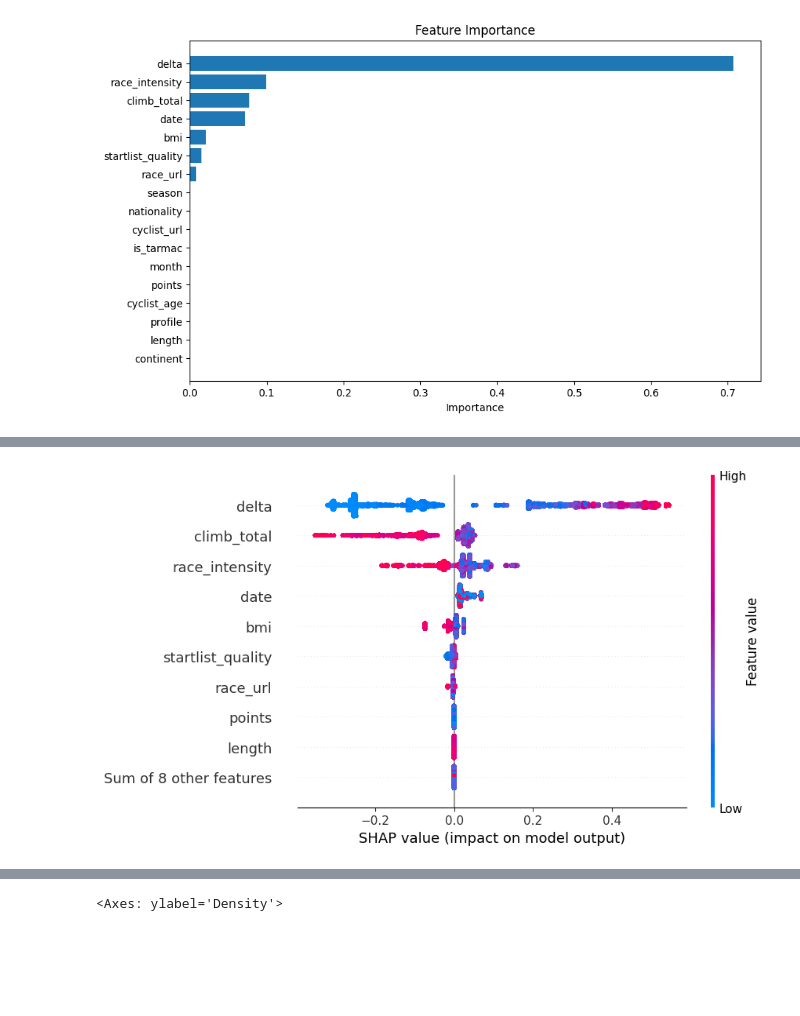
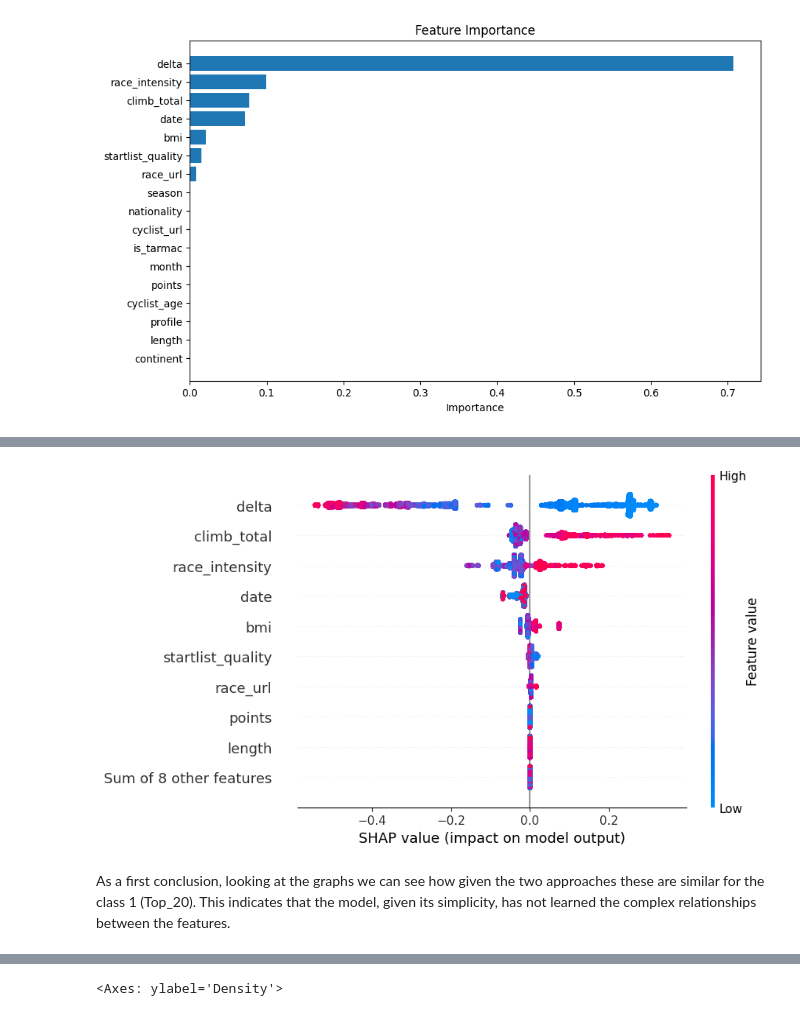
Before and after one commit to leomanne/Data-Mining, a Jupyter notebook: fifth_task.ipynb, the cells around one changed output, grey strips where cells are left out. Drawn from its saved outputs; the diff is of its cells as text; code cells hidden in the pictures; blank space fills up the shorter version.

```diff
--- a/fifth_task.ipynb
+++ b/fifth_task.ipynb
@@ -106,19 +112,21 @@ Use of shap
 # %%
 interventional_explanation_algorithm_dt = shap.TreeExplainer(
     model=dt,
     data=train_feature,         # perturb on a causal model induced on perturbation data
     feature_perturbation="interventional"  # use a causal model
 )
 
 distributional_explanation_algorithm_dt = shap.TreeExplainer(
     model=dt,
     feature_perturbation="tree_path_dependent"  # condition on the distribution learned on the train data
 )
 
 interventional_explanations_dt = interventional_explanation_algorithm_dt(test_feature)
 distributional_explanations_dt = distributional_explanation_algorithm_dt(test_feature)
 
-shap.plots.beeswarm(interventional_explanations_dt[:, :, 0])
+shap.plots.beeswarm(interventional_explanations_dt[:, :, 1])
 # %% [output]
-[figure, old version]
+[figure, new version]
+# %% [markdown]
+As a first conclusion, looking at the graphs we can see how given the two approaches these are similar for the class 1 (Top_20). This indicates that the model, given its simplicity, has not learned the complex relationships between the features.
 # %%
```
Also changed, not shown: parts of 41 cells of this notebook.
